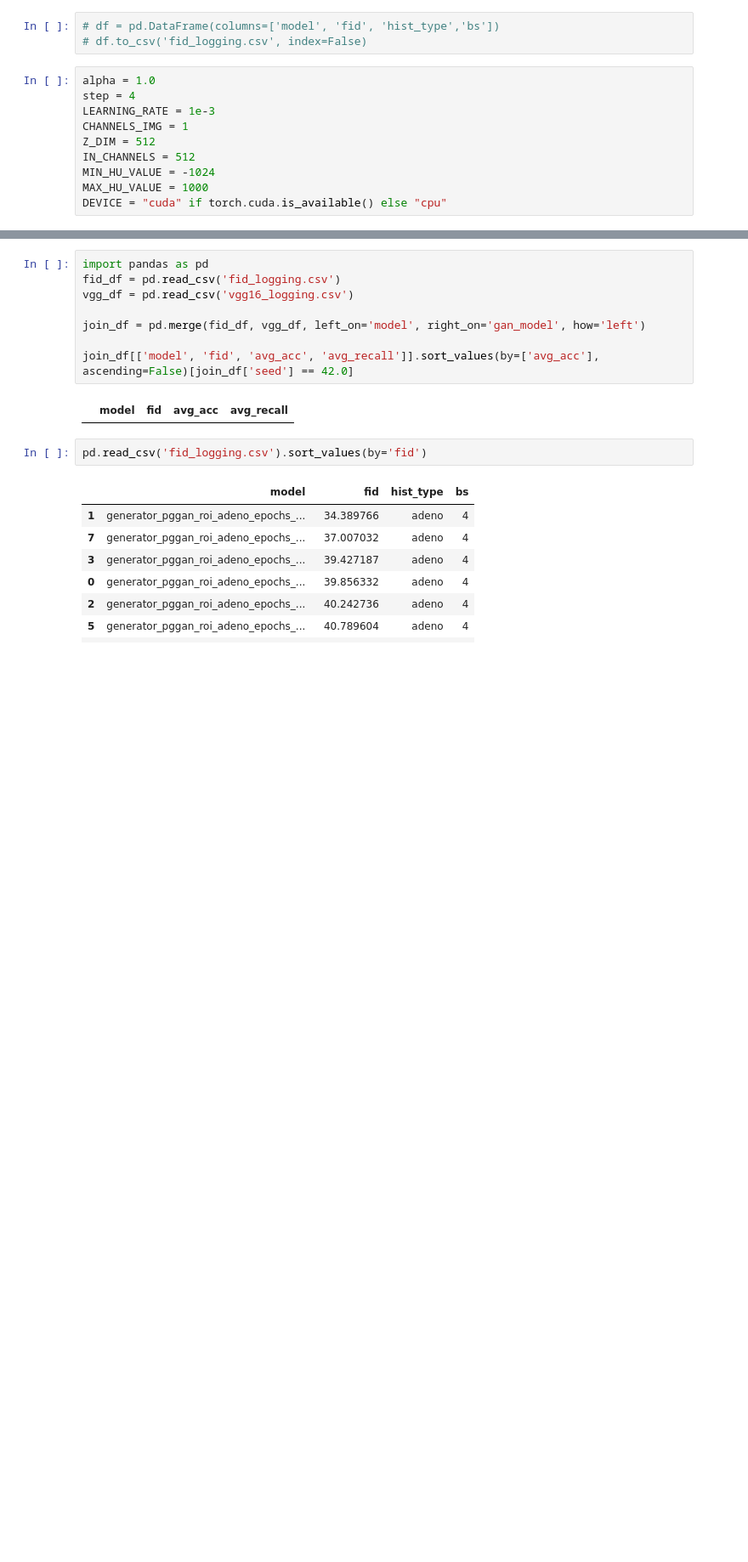
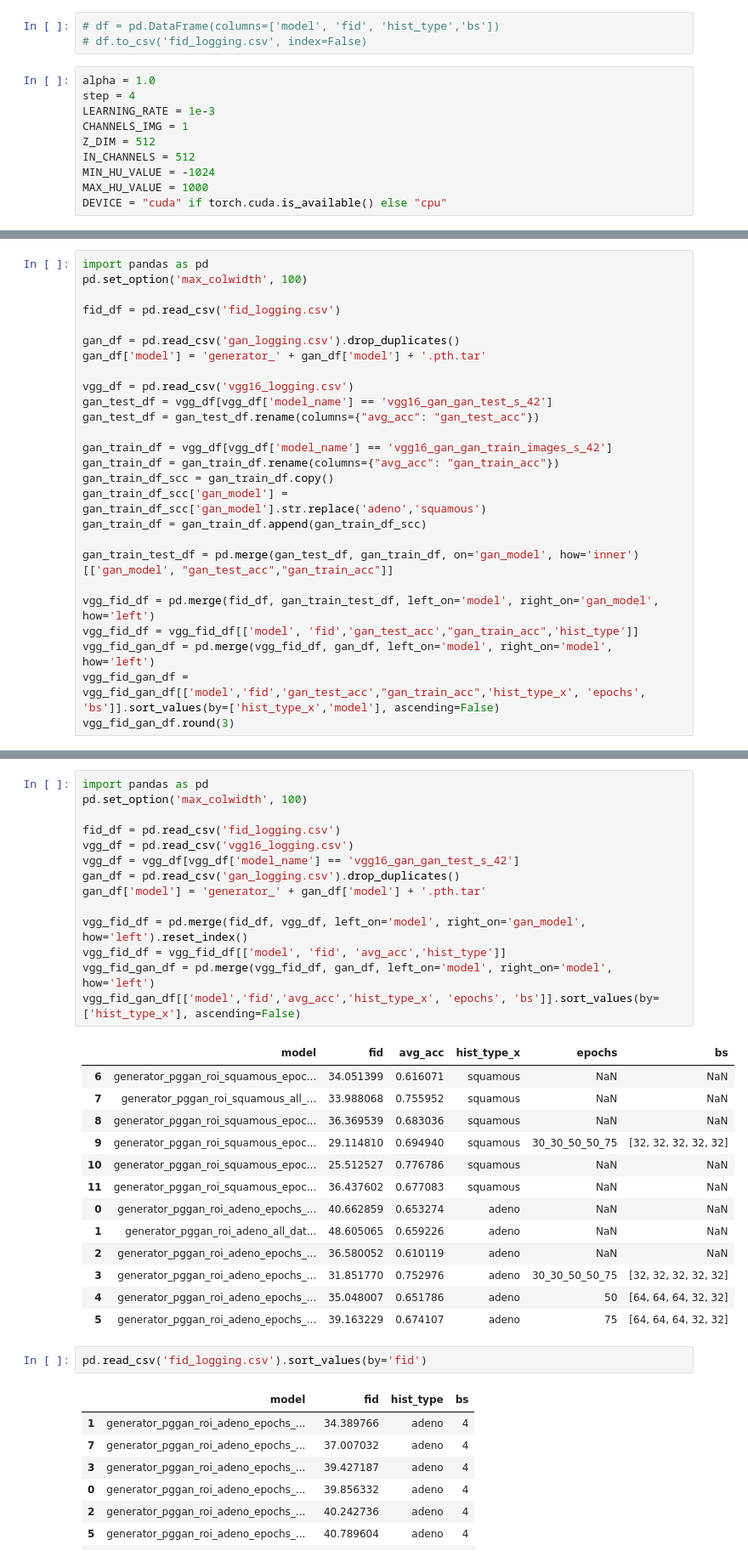
Before and after one commit to paulooctavio/lung-nodule-classification-in-CT-images, a Jupyter notebook: Nodule_Classification/PGGAN_Evaluation.ipynb, the cells around one changed output, grey strips where cells are left out. Shown: that part at 85% size. Cells and saved outputs as stored; diff of their text form; blank space fills up the shorter version.

```diff
--- a/Nodule_Classification/PGGAN_Evaluation.ipynb
+++ b/Nodule_Classification/PGGAN_Evaluation.ipynb
@@ -504,0 +453,26 @@ vgg_df
+# %%
+import pandas as pd
+pd.set_option('max_colwidth', 100)
+
+fid_df = pd.read_csv('fid_logging.csv')
+
+gan_df = pd.read_csv('gan_logging.csv').drop_duplicates()
+gan_df['model'] = 'generator_' + gan_df['model'] + '.pth.tar'
+
+vgg_df = pd.read_csv('vgg16_logging.csv')
+gan_test_df = vgg_df[vgg_df['model_name'] == 'vgg16_gan_gan_test_s_42']
+gan_test_df = gan_test_df.rename(columns={"avg_acc": "gan_test_acc"})
+
+gan_train_df = vgg_df[vgg_df['model_name'] == 'vgg16_gan_gan_train_images_s_42']
+gan_train_df = gan_train_df.rename(columns={"avg_acc": "gan_train_acc"})
+gan_train_df_scc = gan_train_df.copy()
+gan_train_df_scc['gan_model'] = gan_train_df_scc['gan_model'].str.replace('adeno','squamous')
+gan_train_df = gan_train_df.append(gan_train_df_scc)
+
+gan_train_test_df = pd.merge(gan_test_df, gan_train_df, on='gan_model', how='inner')[['gan_model', "gan_test_acc","gan_train_acc"]]
+
+vgg_fid_df = pd.merge(fid_df, gan_train_test_df, left_on='model', right_on='gan_model', how='left')
+vgg_fid_df = vgg_fid_df[['model', 'fid','gan_test_acc',"gan_train_acc",'hist_type']]
+vgg_fid_gan_df = pd.merge(vgg_fid_df, gan_df, left_on='model', right_on='model', how='left')
+vgg_fid_gan_df = vgg_fid_gan_df[['model','fid','gan_test_acc',"gan_train_acc",'hist_type_x', 'epochs', 'bs']].sort_values(by=['hist_type_x','model'], ascending=False)
+vgg_fid_gan_df.round(3)
@@ -505,13 +495,31 @@ vgg_df
 # %%
 import pandas as pd
+pd.set_option('max_colwidth', 100)
+
 fid_df = pd.read_csv('fid_logging.csv')
 vgg_df = pd.read_csv('vgg16_logging.csv')
+vgg_df = vgg_df[vgg_df['model_name'] == 'vgg16_gan_gan_test_s_42']
+gan_df = pd.read_csv('gan_logging.csv').drop_duplicates()
+gan_df['model'] = 'generator_' + gan_df['model'] + '.pth.tar'
 
-join_df = pd.merge(fid_df, vgg_df, left_on='model', right_on='gan_model', how='left')
-
-join_df[['model', 'fid', 'avg_acc', 'avg_recall']].sort_values(by=['avg_acc'], ascending=False)[join_df['seed'] == 42.0]
+vgg_fid_df = pd.merge(fid_df, vgg_df, left_on='model', right_on='gan_model', how='left').reset_index()
+vgg_fid_df = vgg_fid_df[['model', 'fid', 'avg_acc','hist_type']]
+vgg_fid_gan_df = pd.merge(vgg_fid_df, gan_df, left_on='model', right_on='model', how='left')
+vgg_fid_gan_df[['model','fid','avg_acc','hist_type_x', 'epochs', 'bs']].sort_values(by=['hist_type_x'], ascending=False)
 # %% [output]
-|  | model | fid | avg_acc | avg_recall |
+|  | model | fid | avg_acc | hist_type_x | epochs | bs |
+| 6 | generator_pggan_roi_squamous_epoc... | 34.051399 | 0.616071 | squamous | NaN | NaN |
+| 7 | generator_pggan_roi_squamous_all_... | 33.988068 | 0.755952 | squamous | NaN | NaN |
+| 8 | generator_pggan_roi_squamous_epoc... | 36.369539 | 0.683036 | squamous | NaN | NaN |
+| 9 | generator_pggan_roi_squamous_epoc... | 29.114810 | 0.694940 | squamous | 30_30_50_50_75 | [32, 32, 32, 32, 32] |
+| 10 | generator_pggan_roi_squamous_epoc... | 25.512527 | 0.776786 | squamous | NaN | NaN |
+| 11 | generator_pggan_roi_squamous_epoc... | 36.437602 | 0.677083 | squamous | NaN | NaN |
+| 0 | generator_pggan_roi_adeno_epochs_... | 40.662859 | 0.653274 | adeno | NaN | NaN |
+| 1 | generator_pggan_roi_adeno_all_dat... | 48.605065 | 0.659226 | adeno | NaN | NaN |
+| 2 | generator_pggan_roi_adeno_epochs_... | 36.580052 | 0.610119 | adeno | NaN | NaN |
+| 3 | generator_pggan_roi_adeno_epochs_... | 31.851770 | 0.752976 | adeno | 30_30_50_50_75 | [32, 32, 32, 32, 32] |
+| 4 | generator_pggan_roi_adeno_epochs_... | 35.048007 | 0.651786 | adeno | 50 | [64, 64, 64, 32, 32] |
+| 5 | generator_pggan_roi_adeno_epochs_... | 39.163229 | 0.674107 | adeno | 75 | [64, 64, 64, 32, 32] |
 # %%
 pd.read_csv('fid_logging.csv').sort_values(by='fid')
 # %% [output]
```
Also changed, not shown: parts of 5 cells of this notebook, 8 other files.
